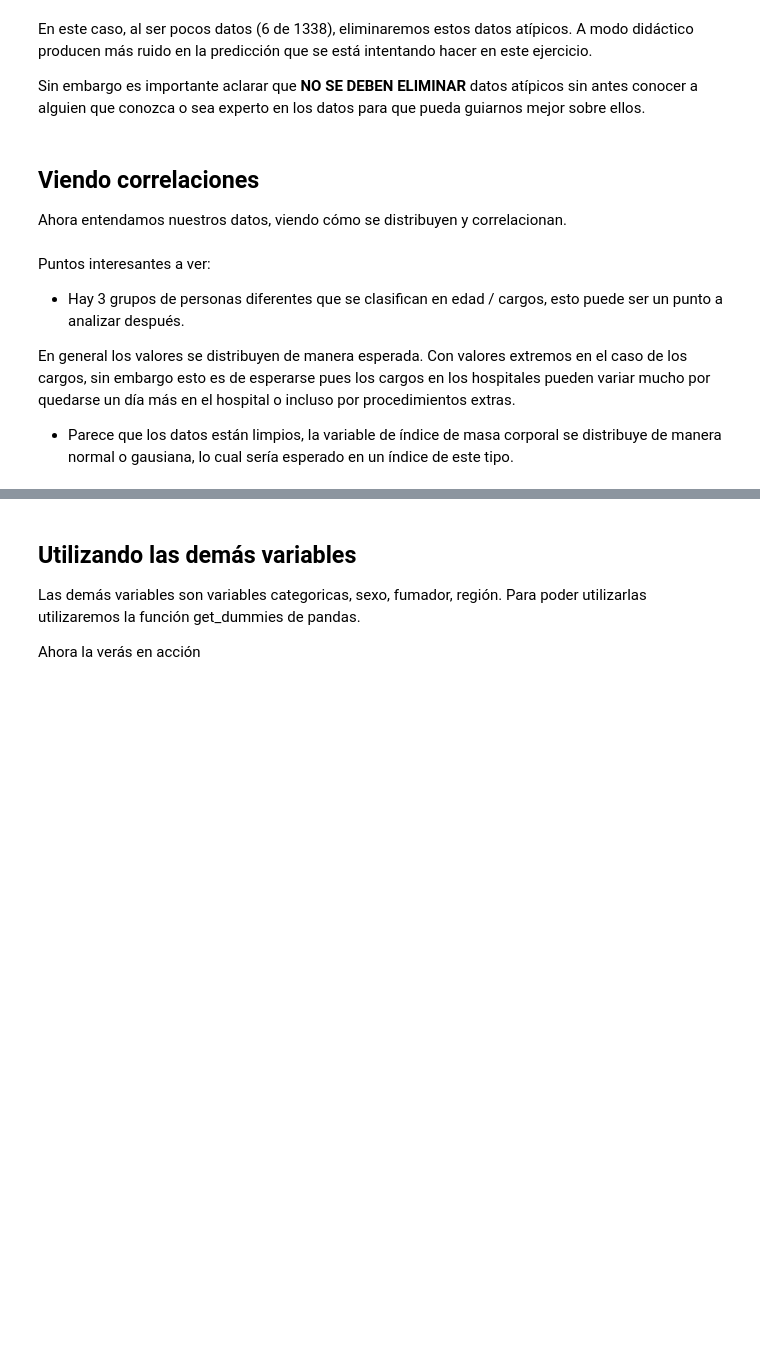
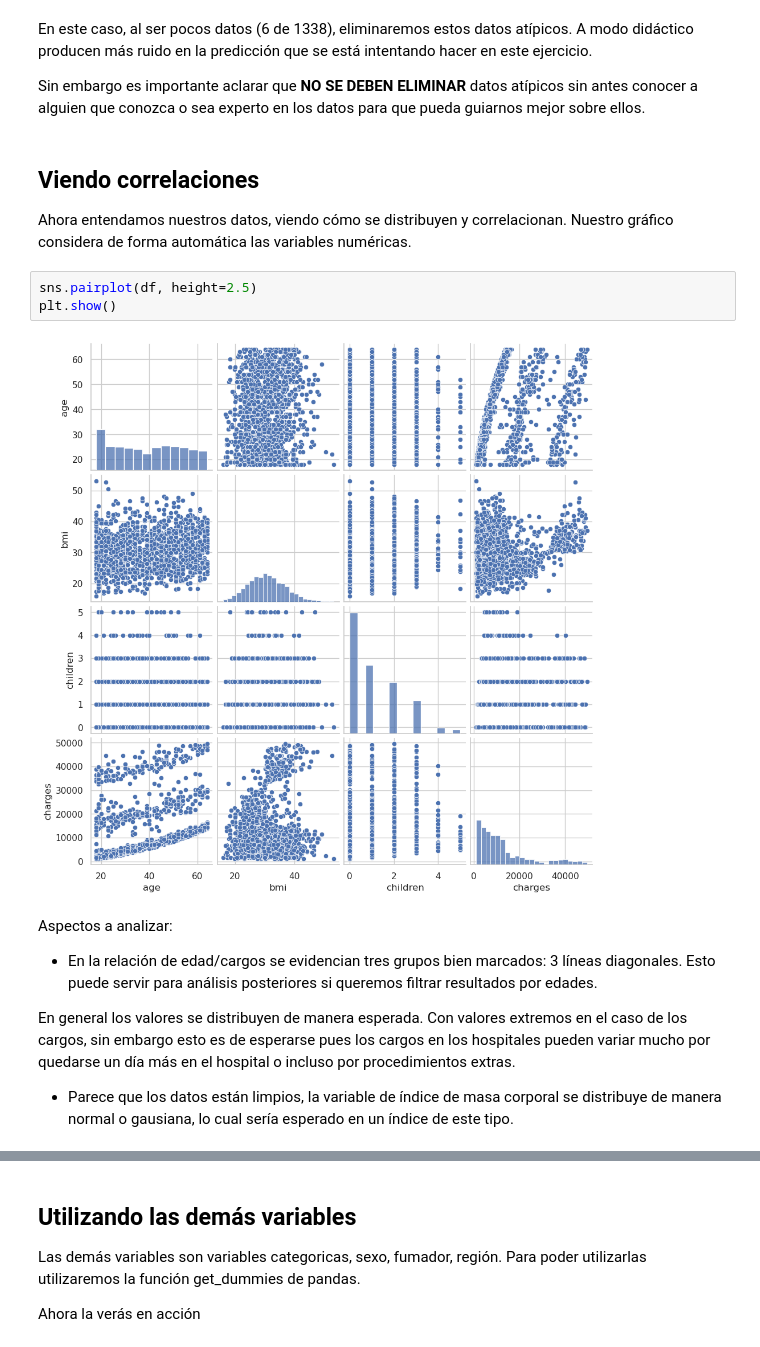
Before and after one commit to adolfo85/gastosmedicos, a Jupyter notebook: notebookInsurance.ipynb, the cells around one changed output, grey strips where cells are left out. Cells and saved outputs as stored; diff of their text form; blank space fills up the shorter version.

```diff
--- a/notebookInsurance.ipynb
+++ b/notebookInsurance.ipynb
@@ -81,11 +81,16 @@ En este caso, al ser pocos datos (6 de 1338), eliminaremos estos datos atípicos
 Sin embargo es importante aclarar que **NO SE DEBEN ELIMINAR** datos atípicos sin antes conocer a alguien que conozca o sea experto en los datos para que pueda guiarnos mejor sobre ellos.
 # %% [markdown]
 ## Viendo correlaciones
-Ahora entendamos nuestros datos, viendo cómo se distribuyen y correlacionan.
+Ahora entendamos nuestros datos, viendo cómo se distribuyen y correlacionan. Nuestro gráfico considera de forma automática las variables numéricas.
+# %%
+sns.pairplot(df, height=2.5)
+plt.show()
+# %% [output]
+[figure, added]
 # %% [markdown]
-Puntos interesantes a ver:
+Aspectos a analizar:
 
-- Hay 3 grupos de personas diferentes que se clasifican en edad / cargos, esto puede ser un punto a analizar después.
+- En la relación de edad/cargos se evidencian tres grupos bien marcados: 3 líneas diagonales. Esto puede servir para análisis posteriores si queremos filtrar resultados por edades.
 
 En general los valores se distribuyen de manera esperada. Con valores extremos en el caso de los cargos, sin embargo esto es de esperarse pues los cargos en los hospitales pueden variar mucho por quedarse un día más en el hospital o incluso por procedimientos extras.
 
```
Also changed, not shown: parts of 9 cells of this notebook.
